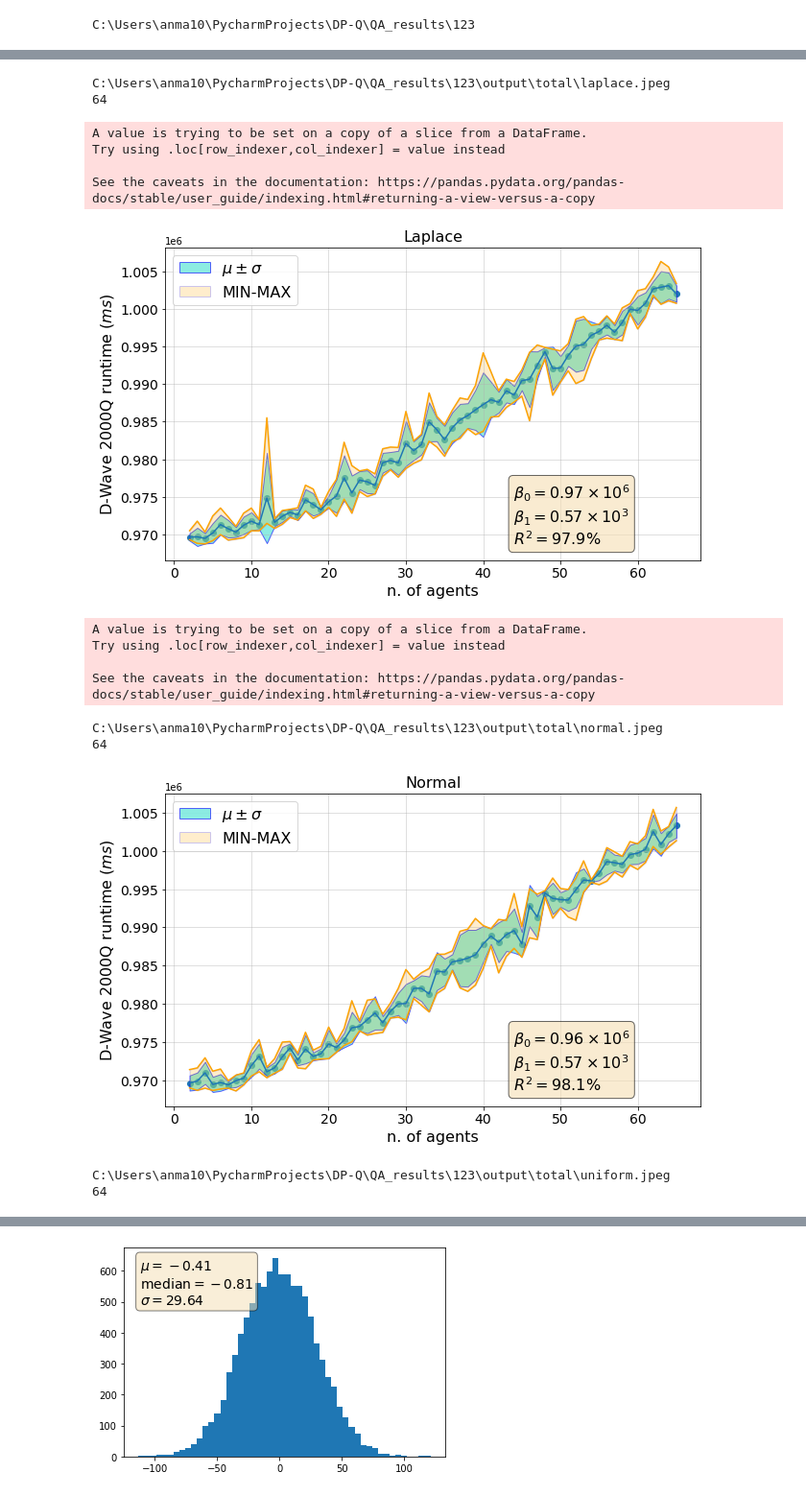
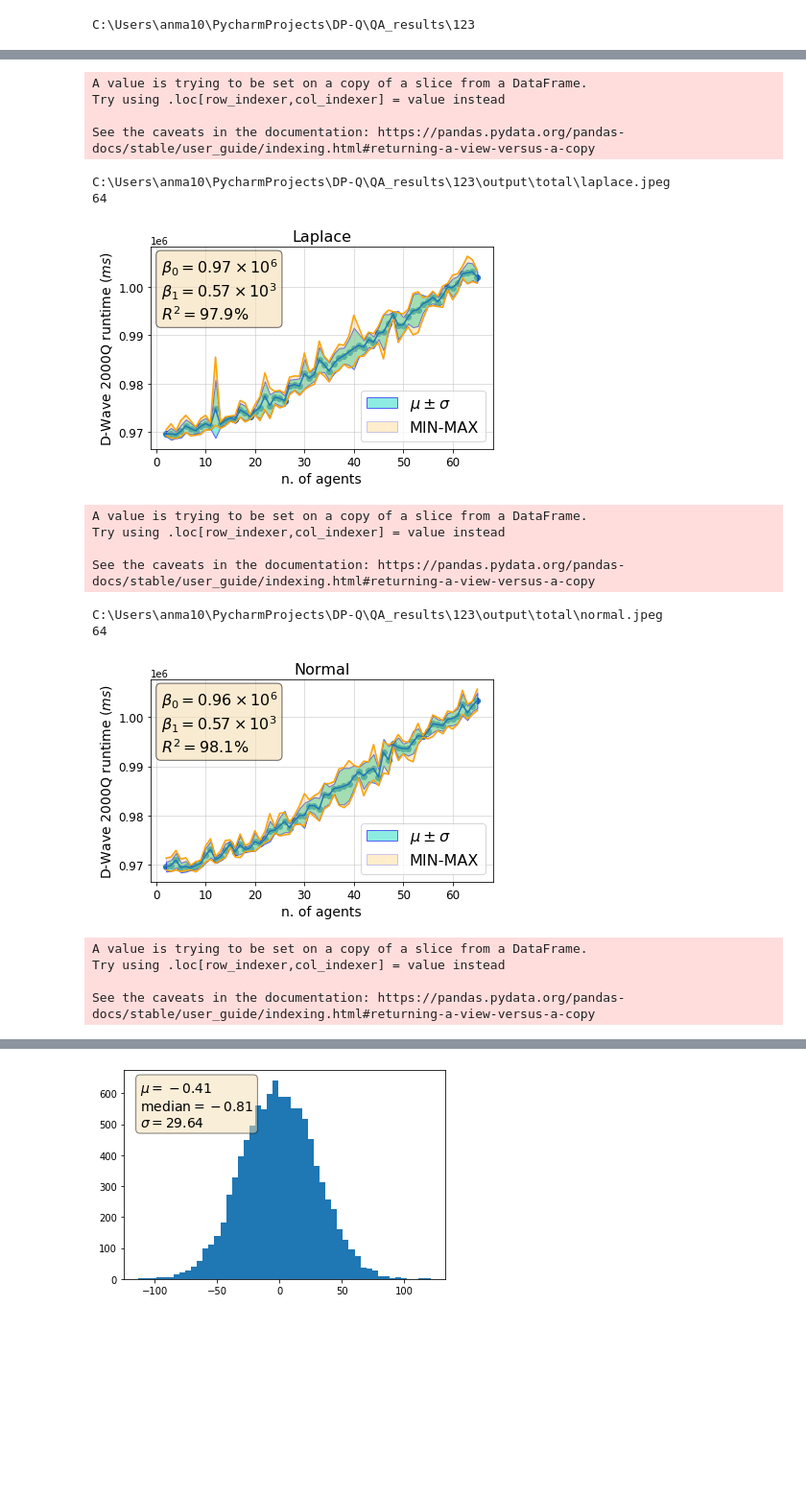
Before and after one commit to supreethmv/GCS-Q, a Jupyter notebook: QA performance.ipynb, the cells around one changed output, grey strips where cells are left out. Shown: that part at 96% size. Cells and saved outputs as stored; diff of their text form; code cells hidden in the pictures; blank space fills up the shorter version.

Commit message:
upload results and plot

```diff
--- a/QA performance.ipynb
+++ b/QA performance.ipynb
@@ -68,7 +69,7 @@ full_df.head()
 | 3 | laplace | 10 | run_4 | 955760.0 | 20.0 | 198.4 | ... |
 | 4 | laplace | 10 | run_5 | 955760.0 | 20.0 | 198.4 | ... |
 # %%
-def plot_and_save(full_df, column, seed, path, rescaling = 10**6, font=16):
+def plot_and_save(full_df, column, seed, path, rescaling = 10**6, font=16, figsize=(7,5)):
     mean = full_df.groupby(['distribution', 'n']).mean()[[column]]
     mean.columns += '_mean'
 
@@ -96,7 +97,8 @@ def plot_and_save(full_df, column, seed, path, rescaling = 10**6, font=16):
         data['n'] = data['n'].astype(int)
         data = data.sort_values(by="n")
 
-        fig, ax = plt.subplots(figsize=(10,6))
+        fig, ax = plt.subplots(figsize=figsize)
+        fig.set_tight_layout(True)
         # plt.figure(figsize=(10,6))
 
         ax.plot(data['n'], data[column + '_mean'])
@@ -107,14 +109,14 @@ def plot_and_save(full_df, column, seed, path, rescaling = 10**6, font=16):
         ax.plot(data['n'], data[column + '_max'], color = 'orange')
         ax.plot(data['n'], data[column + '_min'], color = 'orange')
 
-        ax.set_ylabel(r"D-Wave 2000Q runtime ($ms$)", fontsize=font)
-        ax.set_xlabel("n. of agents", fontsize=font)
+        ax.set_ylabel(r"D-Wave 2000Q runtime ($ms$)", fontsize=font-2)
+        ax.set_xlabel("n. of agents", fontsize=font-2)
 
-        ax.tick_params(axis='both', which='major', labelsize=font-2)
+        ax.tick_params(axis='both', which='major', labelsize=font-4)
 
         ax.set_title(distr.capitalize(), fontsize=font) # + " - "  + column)
         ax.grid(alpha=.5)
-        ax.legend(fontsize=font)
+        ax.legend(fontsize=font, loc="lower right")
 
         variable_path = os.path.join(path, column)
         create_dir(variable_path)
@@ -147,10 +149,10 @@ def plot_and_save(full_df, column, seed, path, rescaling = 10**6, font=16):
         props = dict(boxstyle='round', facecolor='wheat', alpha=0.6)
 
         # place a text box in upper left in axes coords
-        ax.text(0.65, 0.25, textstr, transform=ax.transAxes, fontsize=font,
+        ax.text(0.03, 0.95, textstr, transform=ax.transAxes, fontsize=font,
                 verticalalignment='top', bbox=props)
 
-        plt.savefig(file)
+        plt.savefig(file, dpi=500)
         plt.show()
 # %%
 folder_out = os.path.join(path, "output")
@@ -160,21 +162,23 @@ full_df.to_csv(os.path.join(folder_out , "QA_runs.csv"), index=False)
 
 variable="total"
 # %%
-plot_and_save(full_df, variable, seed, folder_out, rescaling=1)
+plot_and_save(full_df, variable, seed, folder_out, rescaling=1, figsize = (6,4))
 # %% [output]
-C:\Users\anma10\PycharmProjects\DP-Q\QA_results\123\output\total\laplace.jpeg
-64
+A value is trying to be set on a copy of a slice from a DataFrame.
+Try using .loc[row_indexer,col_indexer] = value instead
+
+See the caveats in the documentation: https://pandas.pydata.org/pandas-docs/stable/user_guide/indexing.html#returning-a-view-versus-a-copy
-A value is trying to be set on a copy of a slice from a DataFrame.
-Try using .loc[row_indexer,col_indexer] = value instead
-
-See the caveats in the documentation: https://pandas.pydata.org/pandas-docs/stable/user_guide/indexing.html#returning-a-view-versus-a-copy
+C:\Users\anma10\PycharmProjects\DP-Q\QA_results\123\output\total\laplace.jpeg
+64
-[figure, old version]
+[figure, new version]
 A value is trying to be set on a copy of a slice from a DataFrame.
 Try using .loc[row_indexer,col_indexer] = value instead
 
 See the caveats in the documentation: https://pandas.pydata.org/pandas-docs/stable/user_guide/indexing.html#returning-a-view-versus-a-copy
 C:\Users\anma10\PycharmProjects\DP-Q\QA_results\123\output\total\normal.jpeg
 64
-[figure, old version]
+[figure, new version]
-C:\Users\anma10\PycharmProjects\DP-Q\QA_results\123\output\total\uniform.jpeg
-64
+A value is trying to be set on a copy of a slice from a DataFrame.
+Try using .loc[row_indexer,col_indexer] = value instead
+
+See the caveats in the documentation: https://pandas.pydata.org/pandas-docs/stable/user_guide/indexing.html#returning-a-view-versus-a-copy
```
Also changed, not shown: parts of 2 cells of this notebook, 13 other files.
